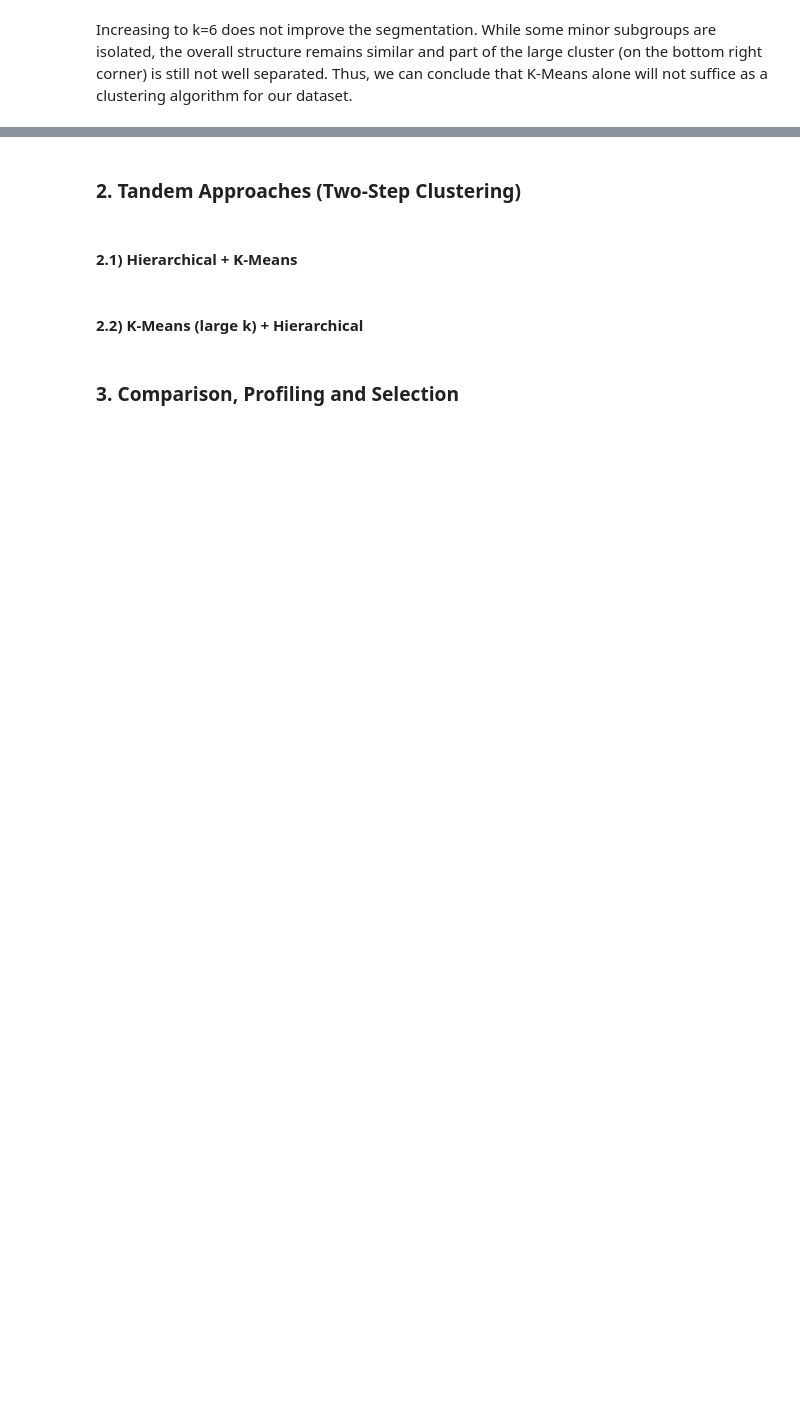
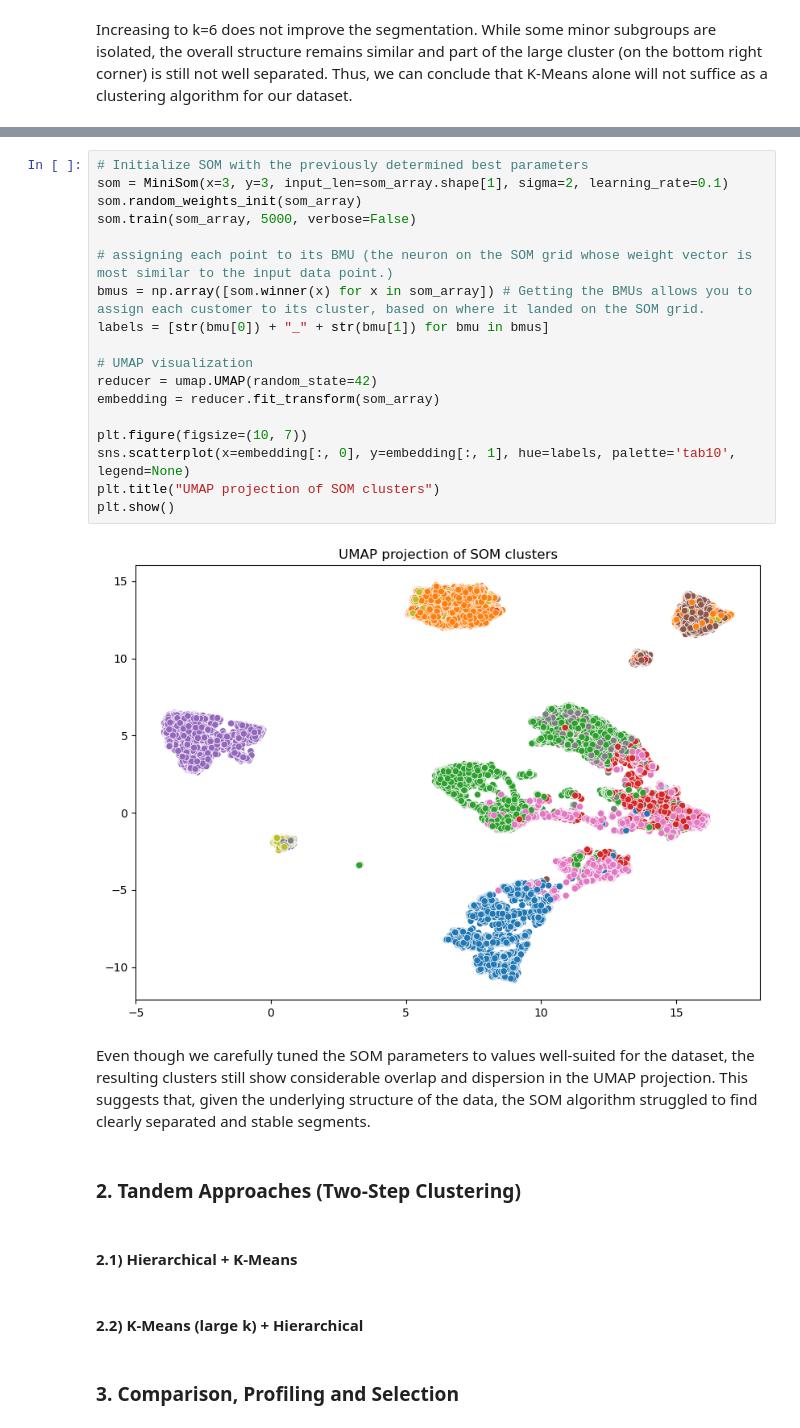
Before and after one commit to tiagocrz/ML-II-Customer-Segmentation, a Jupyter notebook: Notebooks/Clustering.ipynb, the cells around one changed output, grey strips where cells are left out. Drawn from its saved outputs; the diff is of its cells as text; blank space fills up the shorter version.

```diff
--- a/Notebooks/Clustering.ipynb
+++ b/Notebooks/Clustering.ipynb
@@ -207,3 +274,25 @@ Increasing to k=6 does not improve the segmentation. While some minor subgroups
+# %%
+# Initialize SOM with the previously determined best parameters
+som = MiniSom(x=3, y=3, input_len=som_array.shape[1], sigma=2, learning_rate=0.1)
+som.random_weights_init(som_array)
+som.train(som_array, 5000, verbose=False)
+
+# assigning each point to its BMU (the neuron on the SOM grid whose weight vector is most similar to the input data point.)
+bmus = np.array([som.winner(x) for x in som_array]) # Getting the BMUs allows you to assign each customer to its cluster, based on where it landed on the SOM grid.
+labels = [str(bmu[0]) + "_" + str(bmu[1]) for bmu in bmus]
+
+# UMAP visualization
+reducer = umap.UMAP(random_state=42)
+embedding = reducer.fit_transform(som_array)
+
+plt.figure(figsize=(10, 7))
+sns.scatterplot(x=embedding[:, 0], y=embedding[:, 1], hue=labels, palette='tab10', legend=None)
+plt.title("UMAP projection of SOM clusters")
+plt.show()
+# %% [output]
+[figure, added]
+# %% [markdown]
+Even though we carefully tuned the SOM parameters to values well-suited for the dataset, the resulting clusters still show considerable overlap and dispersion in the UMAP projection. This suggests that, given the underlying structure of the data, the SOM algorithm struggled to find clearly separated and stable segments.
 # %% [markdown]
 ### 2. Tandem Approaches (Two-Step Clustering)
 # %% [markdown]
```
Also changed, not shown: parts of 13 cells of this notebook.
